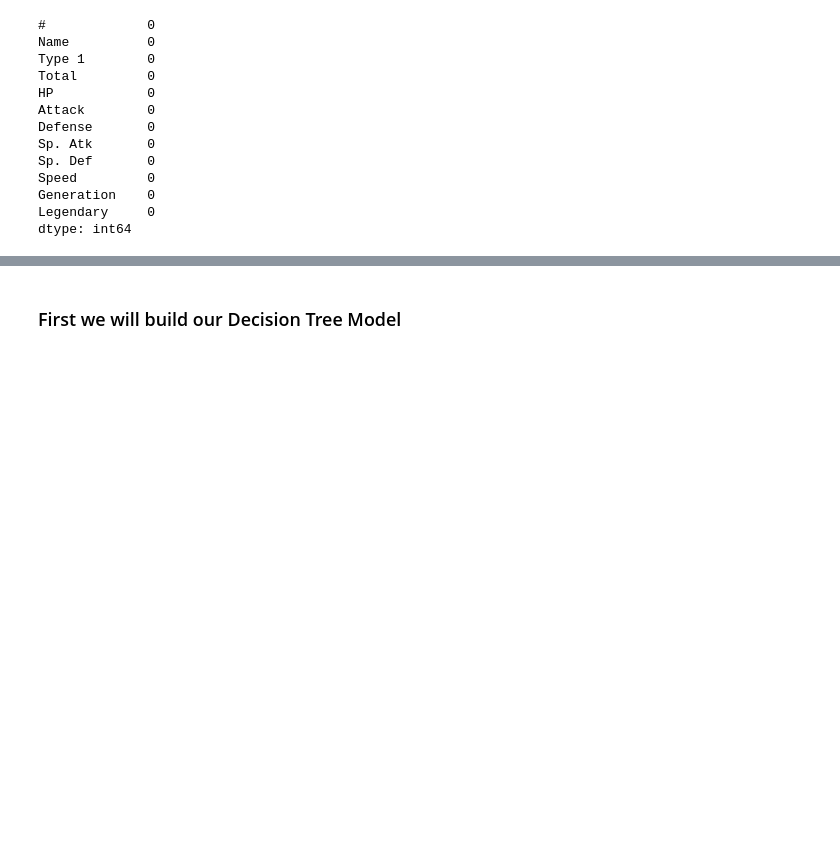
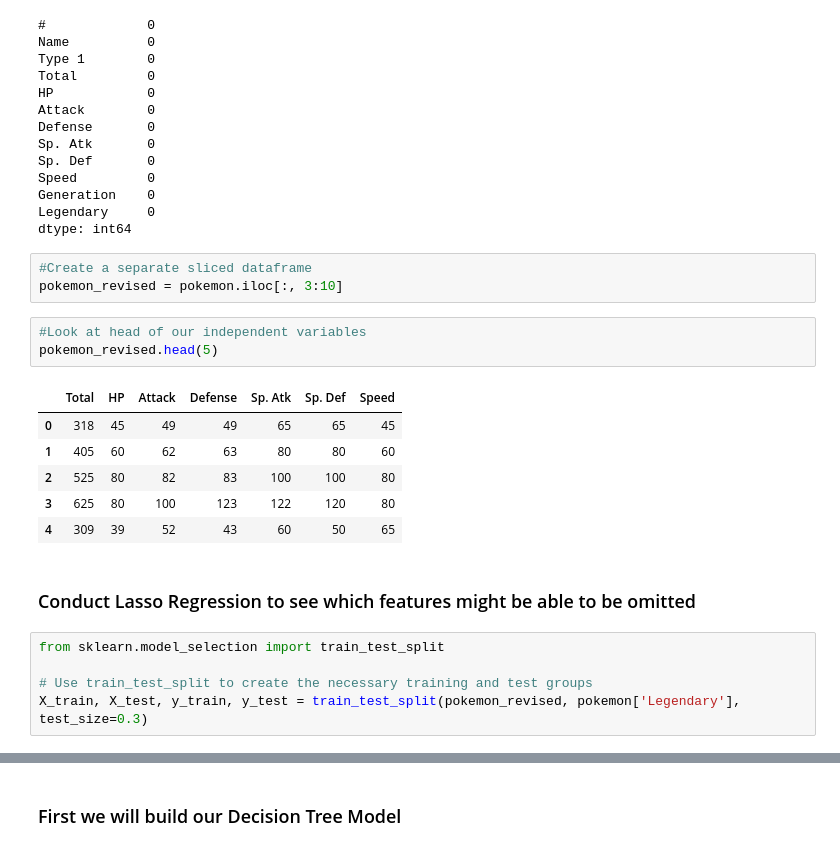
Before and after one commit to str007/Thinkful, a Jupyter notebook: Random_Forest_Challenge.ipynb, the cells around one changed output, grey strips where cells are left out. Cells and saved outputs as stored; diff of their text form; blank space fills up the shorter version.

```diff
--- a/Random_Forest_Challenge.ipynb
+++ b/Random_Forest_Challenge.ipynb
@@ -65,3 +66,23 @@ Speed         0
 Generation    0
 Legendary     0
 dtype: int64
+# %%
+#Create a separate sliced dataframe
+pokemon_revised = pokemon.iloc[:, 3:10]
+# %%
+#Look at head of our independent variables
+pokemon_revised.head(5)
+# %% [output]
+|  | Total | HP | Attack | Defense | Sp. Atk | Sp. Def | Speed |
+| 0 | 318 | 45 | 49 | 49 | 65 | 65 | 45 |
+| 1 | 405 | 60 | 62 | 63 | 80 | 80 | 60 |
+| 2 | 525 | 80 | 82 | 83 | 100 | 100 | 80 |
+| 3 | 625 | 80 | 100 | 123 | 122 | 120 | 80 |
+| 4 | 309 | 39 | 52 | 43 | 60 | 50 | 65 |
+# %% [markdown]
+### Conduct Lasso Regression to see which features might be able to be omitted
+# %%
+from sklearn.model_selection import train_test_split
+
+# Use train_test_split to create the necessary training and test groups
+X_train, X_test, y_train, y_test = train_test_split(pokemon_revised, pokemon['Legendary'], test_size=0.3)
```
Also changed, not shown: parts of 14 cells of this notebook.
